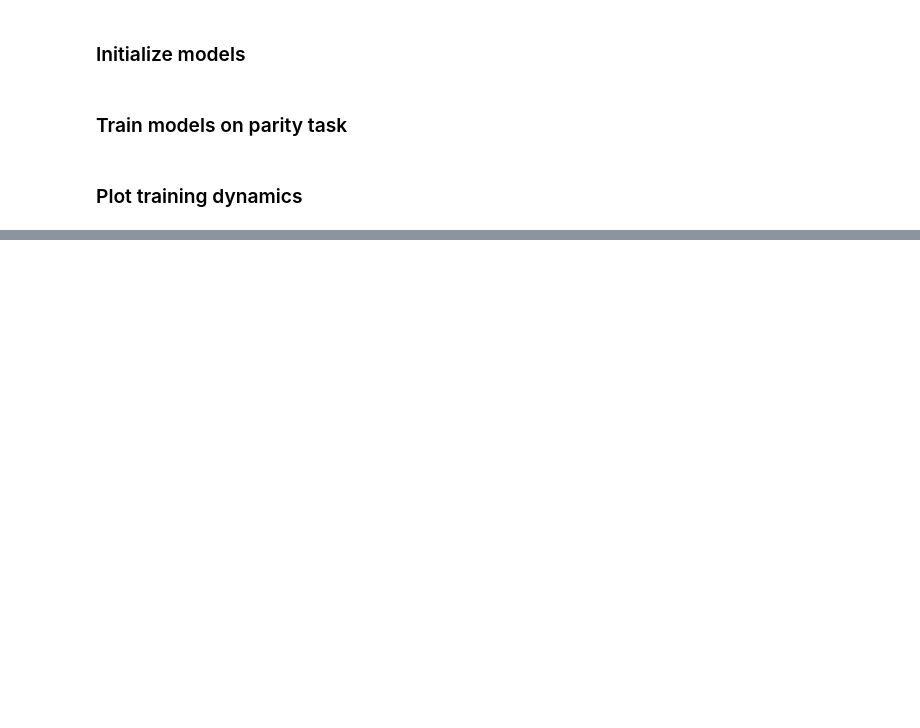
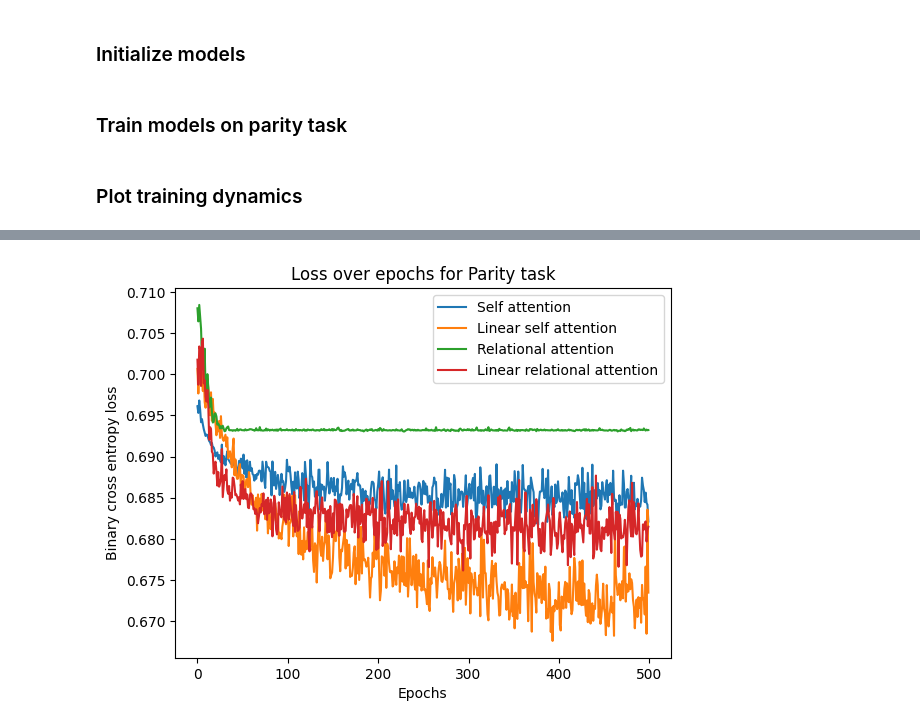
Before and after one commit to keith-murray/relational-attention, a Jupyter notebook: notebooks/parity_task/model_training.ipynb, the cells around one changed output, grey strips where cells are left out. Saved outputs shown, nothing was run; the diff lists cells and outputs as text; code cells hidden in the pictures; blank space fills up the shorter version.

```diff
--- a/notebooks/parity_task/model_training.ipynb
+++ b/notebooks/parity_task/model_training.ipynb
@@ -88,0 +125,25 @@ plt.show()
+# %%
+optimizer = torch.optim.Adam(model_self_attn.parameters(), lr=lr)
+loss_self_attn = train_model(model_self_attn, loader, optimizer=optimizer, loss_fn=loss_fn, epochs=epochs,)
+# %%
+optimizer = torch.optim.Adam(model_linear_self.parameters(), lr=lr)
+loss_linear_self = train_model(model_linear_self, loader, optimizer=optimizer, loss_fn=loss_fn, epochs=epochs,)
+# %%
+optimizer = torch.optim.Adam(model_relat_attn.parameters(), lr=lr)
+loss_relat_attn = train_model(model_relat_attn, loader, optimizer=optimizer, loss_fn=loss_fn, epochs=epochs,)
+# %%
+optimizer = torch.optim.Adam(model_linear_relat.parameters(), lr=lr)
+loss_linear_relat = train_model(model_linear_relat, loader, optimizer=optimizer, loss_fn=loss_fn, epochs=epochs,)
+# %%
+plt.plot(loss_self_attn, label='Self attention')
+plt.plot(loss_linear_self, label='Linear self attention')
+plt.plot(loss_relat_attn, label='Relational attention')
+plt.plot(loss_linear_relat, label='Linear relational attention')
+
+plt.xlabel('Epochs')
+plt.ylabel('Binary cross entropy loss')
+plt.title('Loss over epochs for Parity task')
+plt.legend()
+plt.show()
+# %% [output]
+[figure, added]
```
Also changed, not shown: parts of 8 cells of this notebook.
